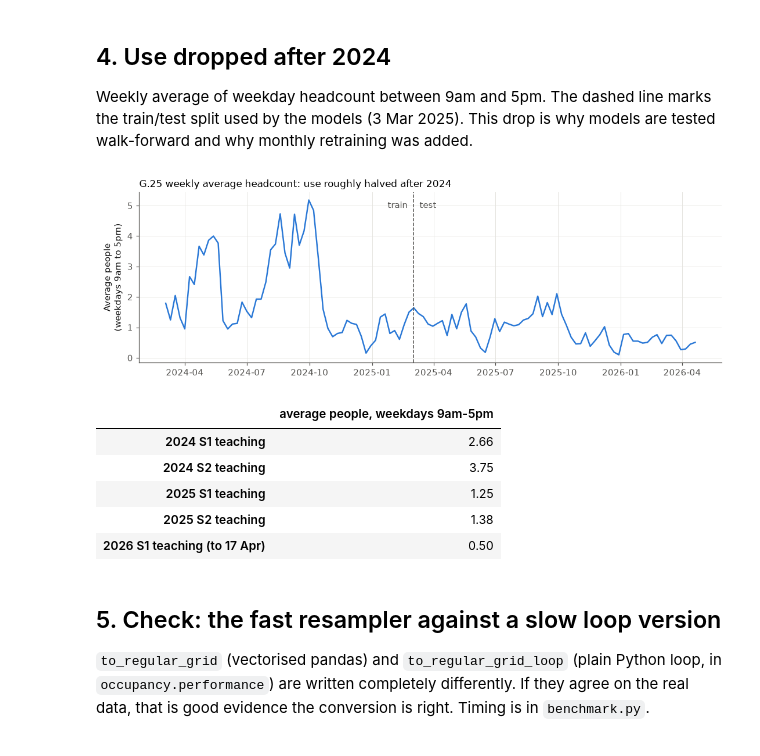
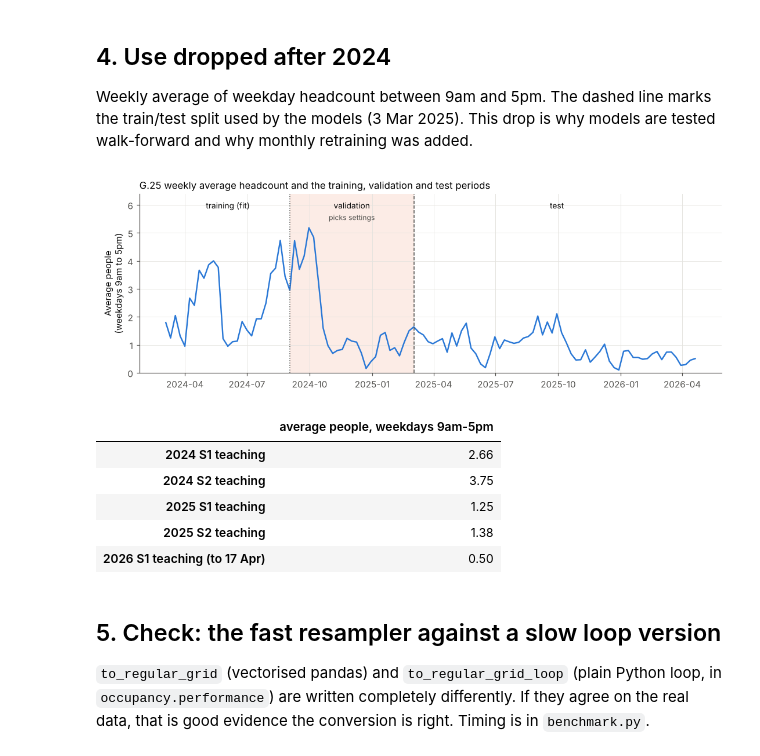
Before and after one commit to hlack82-1/Occupancy_Forecast_3001, a Jupyter notebook: notebooks/01_data_audit.ipynb, the cells around one changed output. Saved outputs shown, nothing was run; the diff lists cells and outputs as text; code cells hidden in the pictures.

Commit message:
Add headcount distribution figure and validation window on Figure 1

```diff
--- a/notebooks/01_data_audit.ipynb
+++ b/notebooks/01_data_audit.ipynb
@@ -122,31 +122,41 @@ Weekly average of weekday headcount between 9am and 5pm. The dashed line marks t
 # %%
 day = series[(series.index.dayofweek < 5) & (series.index.hour >= 9) & (series.index.hour < 17)]
 weekly = day.groupby(day.index.tz_localize(None).to_period("W-SUN")).mean()
 weekly.index = weekly.index.start_time
 
-fig, ax = plt.subplots(figsize=(10, 3.4))
+fig, ax = plt.subplots(figsize=(10, 3.6))
+# Time periods used for model development (same dates as main.py)
+data_start, val_start, test_start = (pd.Timestamp(d) for d in ["2024-03-04", "2024-09-02", "2025-03-03"])
+data_end = weekly.index.max() + pd.Timedelta("7D")
+ax.axvspan(val_start, test_start, color=ORANGE, alpha=0.12, linewidth=0)
 ax.plot(weekly.index, weekly.to_numpy(), color=BLUE)
-split = pd.Timestamp("2025-03-03")
-ax.axvline(split, color=MUTED, linestyle="--", linewidth=1)
-ax.text(split, weekly.max() * 0.95, "train  ", ha="right", color=MUTED)
-ax.text(split, weekly.max() * 0.95, "  test", ha="left", color=MUTED)
+ax.axvline(val_start, color=MUTED, linestyle=":", linewidth=1)
+ax.axvline(test_start, color=MUTED, linestyle="--", linewidth=1)
+top = weekly.max() * 1.12
+for left, right, label in [(data_start, val_start, "training (fit)"),
+                           (val_start, test_start, "validation"),
+                           (test_start, data_end, "test")]:
+    ax.text(left + (right - left) / 2, top, label, ha="center", va="bottom", color=INK, fontsize=9)
+ax.text(val_start + (test_start - val_start) / 2, top * 0.93, "picks settings", ha="center",
+        va="bottom", color=MUTED, fontsize=8)
+ax.set_ylim(0, top * 1.1)
 ax.set_ylabel("Average people\n(weekdays 9am to 5pm)")
-ax.set_title("G.25 weekly average headcount: use roughly halved after 2024", loc="left")
+ax.set_title("G.25 weekly average headcount and the training, validation and test periods", loc="left")
 fig.tight_layout()
 fig.savefig(FIGURES / "fig3_weekly_drift.png")
 plt.show()
 
 periods = {
     "2024 S1 teaching": ("2024-03-11", "2024-05-24"),
     "2024 S2 teaching": ("2024-07-22", "2024-10-18"),
     "2025 S1 teaching": ("2025-03-03", "2025-05-30"),
     "2025 S2 teaching": ("2025-07-28", "2025-10-24"),
     "2026 S1 teaching (to 17 Apr)": ("2026-03-02", "2026-04-17"),
 }
 pd.Series({k: day[a:b].mean() for k, (a, b) in periods.items()},
           name="average people, weekdays 9am-5pm").round(2).to_frame()
 # %% [output]
-[figure, old version]
+[figure, new version]
 |  | average people, weekdays 9am-5pm |
 | 2024 S1 teaching | 2.66 |
 | 2024 S2 teaching | 3.75 |
```
Also changed, not shown: parts of 3 cells of this notebook, 3 other files.
